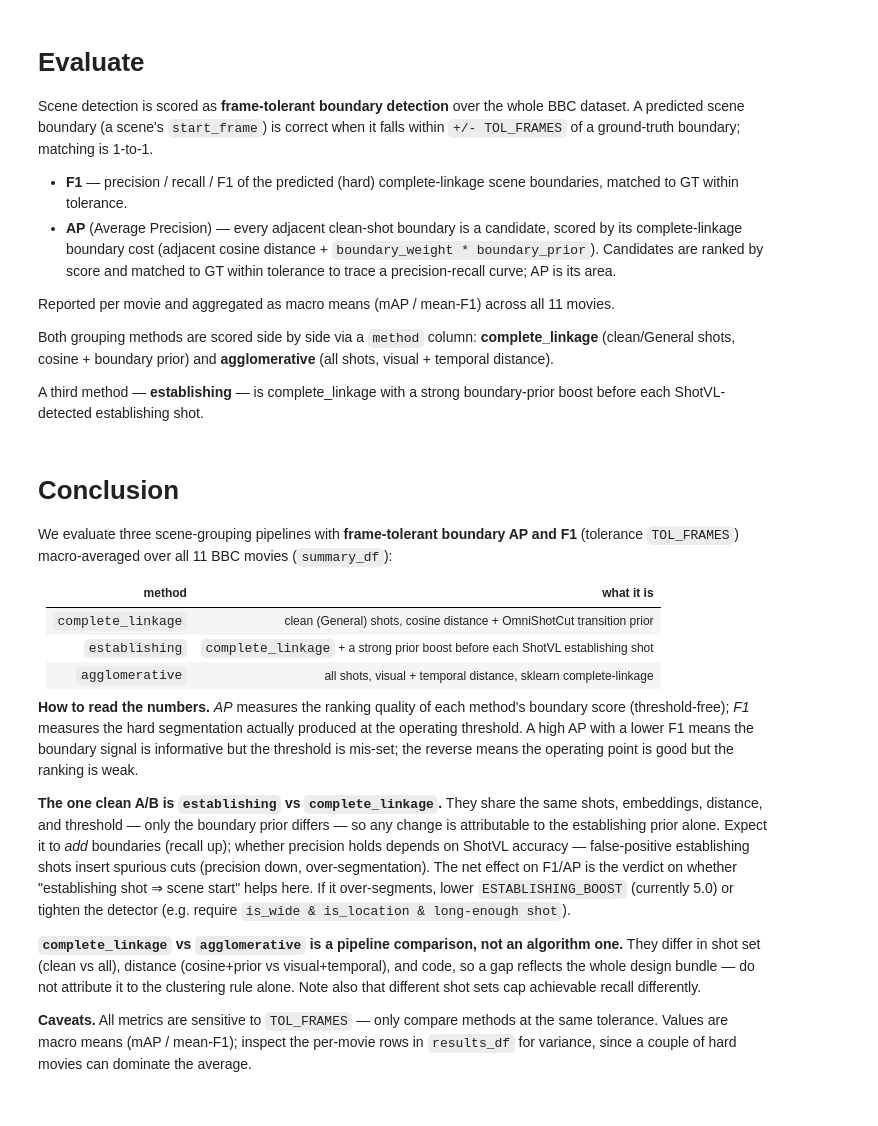
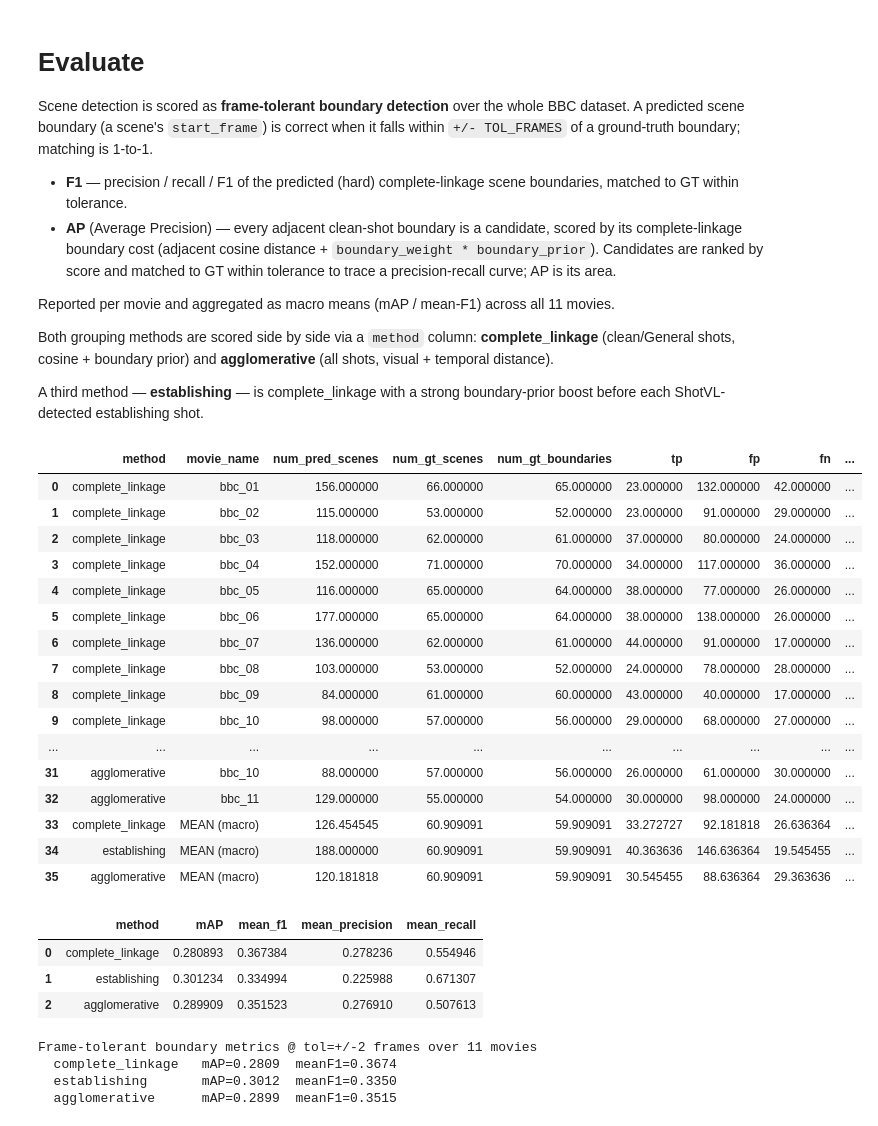
Before and after one commit to lwan1/movienet-scene-segmentation, a Jupyter notebook: notebooks/unsupervised_approaches.ipynb, the cells around one changed output. Cells and saved outputs as stored; diff of their text form; code cells hidden in the pictures.

```diff
--- a/notebooks/unsupervised_approaches.ipynb
+++ b/notebooks/unsupervised_approaches.ipynb
@@ -279,9 +364,17 @@ import torch.nn.functional as F
 from transformers import AutoImageProcessor, AutoModel
 
 model_id = "facebook/dinov3-vitb16-pretrain-lvd1689m"
+DINOV3_DIR = BBC_ROOT / "models" / "dinov3-vitb16"   # persists on Drive
+
 device = "cuda" if torch.cuda.is_available() else "cpu"
 
-processor = AutoImageProcessor.from_pretrained(model_id)
-dino_model = AutoModel.from_pretrained(model_id).to(device)
+if not (DINOV3_DIR / "config.json").exists():
+    # First time: download from HF (needs your HF login for this gated repo), save to Drive.
+    DINOV3_DIR.mkdir(parents=True, exist_ok=True)
+    AutoImageProcessor.from_pretrained(model_id).save_pretrained(DINOV3_DIR)
+    AutoModel.from_pretrained(model_id).save_pretrained(DINOV3_DIR)
+
+processor = AutoImageProcessor.from_pretrained(DINOV3_DIR)
+dino_model = AutoModel.from_pretrained(DINOV3_DIR).to(device)
 dino_model.eval()
 # %% [output]
@@ -1236,7 +1447,7 @@ from sklearn.cluster import AgglomerativeClustering
 TOL_FRAMES = 2
 PADDING_INTRA_CODE = 8  # OmniShotCut intra "Padding"
 PADDING_INTER_CODE = 5  # OmniShotCut inter "Padding"
-ESTABLISHING_BOOST = 5.0  # strong soft prior added before each establishing shot
+ESTABLISHING_BOOST = 1.0  # soft prior added before each establishing shot
 
 
 def _add_frame_samples(shots):
@@ -1463,65 +1674,56 @@ results_df = pd.concat([results_df, pd.DataFrame(mean_rows)], ignore_index=True)
 
 lead = ["method", "movie_name"]
 results_df = results_df[lead + [c for c in results_df.columns if c not in lead]]
 
 display(results_df)
 
 # Head-to-head summary: one row per method.
 summary_df = (
     results_df[results_df["movie_name"] == "MEAN (macro)"][
         ["method", "ap", "f1", "precision", "recall"]
     ]
     .rename(
         columns={
             "ap": "mAP",
             "f1": "mean_f1",
             "precision": "mean_precision",
             "recall": "mean_recall",
         }
     )
     .reset_index(drop=True)
 )
 display(summary_df)
 
 print(f"Frame-tolerant boundary metrics @ tol=+/-{TOL_FRAMES} frames over {len(bbc_movies)} movies")
 for method_name in METHODS:
     row = results_df[
         (results_df["method"] == method_name)
         & (results_df["movie_name"] == "MEAN (macro)")
     ]
     print(f"  {method_name:18s} mAP={row['ap'].item():.4f}  meanF1={row['f1'].item():.4f}")
+# %% [output]
+|  | method | movie_name | num_pred_scenes | num_gt_scenes | num_gt_boundaries | tp | fp | fn | ... |
+| 0 | complete_linkage | bbc_01 | 156.000000 | 66.000000 | 65.000000 | 23.000000 | 132.000000 | 42.000000 | ... |
+| 1 | complete_linkage | bbc_02 | 115.000000 | 53.000000 | 52.000000 | 23.000000 | 91.000000 | 29.000000 | ... |
+| 2 | complete_linkage | bbc_03 | 118.000000 | 62.000000 | 61.000000 | 37.000000 | 80.000000 | 24.000000 | ... |
+| 3 | complete_linkage | bbc_04 | 152.000000 | 71.000000 | 70.000000 | 34.000000 | 117.000000 | 36.000000 | ... |
+| 4 | complete_linkage | bbc_05 | 116.000000 | 65.000000 | 64.000000 | 38.000000 | 77.000000 | 26.000000 | ... |
+| 5 | complete_linkage | bbc_06 | 177.000000 | 65.000000 | 64.000000 | 38.000000 | 138.000000 | 26.000000 | ... |
+| 6 | complete_linkage | bbc_07 | 136.000000 | 62.000000 | 61.000000 | 44.000000 | 91.000000 | 17.000000 | ... |
+| 7 | complete_linkage | bbc_08 | 103.000000 | 53.000000 | 52.000000 | 24.000000 | 78.000000 | 28.000000 | ... |
+| 8 | complete_linkage | bbc_09 | 84.000000 | 61.000000 | 60.000000 | 43.000000 | 40.000000 | 17.000000 | ... |
+| 9 | complete_linkage | bbc_10 | 98.000000 | 57.000000 | 56.000000 | 29.000000 | 68.000000 | 27.000000 | ... |
+| ... | ... | ... | ... | ... | ... | ... | ... | ... | ... |
+| 31 | agglomerative | bbc_10 | 88.000000 | 57.000000 | 56.000000 | 26.000000 | 61.000000 | 30.000000 | ... |
+| 32 | agglomerative | bbc_11 | 129.000000 | 55.000000 | 54.000000 | 30.000000 | 98.000000 | 24.000000 | ... |
+| 33 | complete_linkage | MEAN (macro) | 126.454545 | 60.909091 | 59.909091 | 33.272727 | 92.181818 | 26.636364 | ... |
+| 34 | establishing | MEAN (macro) | 188.000000 | 60.909091 | 59.909091 | 40.363636 | 146.636364 | 19.545455 | ... |
+| 35 | agglomerative | MEAN (macro) | 120.181818 | 60.909091 | 59.909091 | 30.545455 | 88.636364 | 29.363636 | ... |
+|  | method | mAP | mean_f1 | mean_precision | mean_recall |
+| 0 | complete_linkage | 0.280893 | 0.367384 | 0.278236 | 0.554946 |
+| 1 | establishing | 0.301234 | 0.334994 | 0.225988 | 0.671307 |
+| 2 | agglomerative | 0.289909 | 0.351523 | 0.276910 | 0.507613 |
+Frame-tolerant boundary metrics @ tol=+/-2 frames over 11 movies
+  complete_linkage   mAP=0.2809  meanF1=0.3674
+  establishing       mAP=0.3012  meanF1=0.3350
+  agglomerative      mAP=0.2899  meanF1=0.3515
-# %% [markdown]
-# Conclusion
-
-We evaluate three scene-grouping pipelines with **frame-tolerant boundary AP and F1**
-(tolerance `TOL_FRAMES`) macro-averaged over all 11 BBC movies (`summary_df`):
-
-| method | what it is |
-|---|---|
-| `complete_linkage` | clean (General) shots, cosine distance + OmniShotCut transition prior |
-| `establishing` | `complete_linkage` + a strong prior boost before each ShotVL establishing shot |
-| `agglomerative` | all shots, visual + temporal distance, sklearn complete-linkage |
-
-**How to read the numbers.** *AP* measures the ranking quality of each method's
-boundary score (threshold-free); *F1* measures the hard segmentation actually produced
-at the operating threshold. A high AP with a lower F1 means the boundary signal is
-informative but the threshold is mis-set; the reverse means the operating point is good
-but the ranking is weak.
-
-**The one clean A/B is `establishing` vs `complete_linkage`.** They share the same
-shots, embeddings, distance, and threshold — only the boundary prior differs — so any
-change is attributable to the establishing prior alone. Expect it to *add* boundaries
-(recall up); whether precision holds depends on ShotVL accuracy — false-positive
-establishing shots insert spurious cuts (precision down, over-segmentation). The net
-effect on F1/AP is the verdict on whether "establishing shot ⇒ scene start" helps here.
-If it over-segments, lower `ESTABLISHING_BOOST` (currently 5.0) or tighten the detector
-(e.g. require `is_wide & is_location & long-enough shot`).
-
-**`complete_linkage` vs `agglomerative` is a pipeline comparison, not an algorithm one.**
-They differ in shot set (clean vs all), distance (cosine+prior vs visual+temporal), and
-code, so a gap reflects the whole design bundle — do not attribute it to the clustering
-rule alone. Note also that different shot sets cap achievable recall differently.
-
-**Caveats.** All metrics are sensitive to `TOL_FRAMES` — only compare methods at the
-same tolerance. Values are macro means (mAP / mean-F1); inspect the per-movie rows in
-`results_df` for variance, since a couple of hard movies can dominate the average.
```
Also changed, not shown: parts of 12 cells of this notebook.
